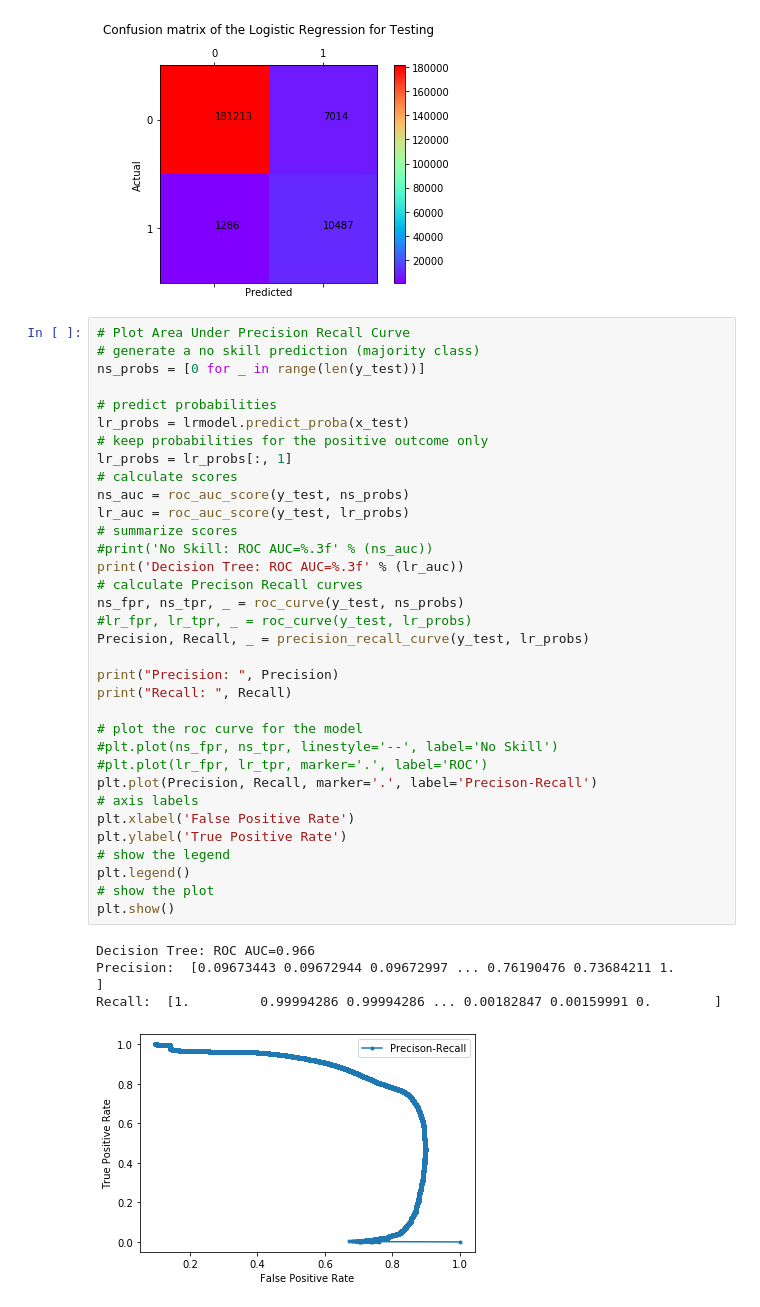
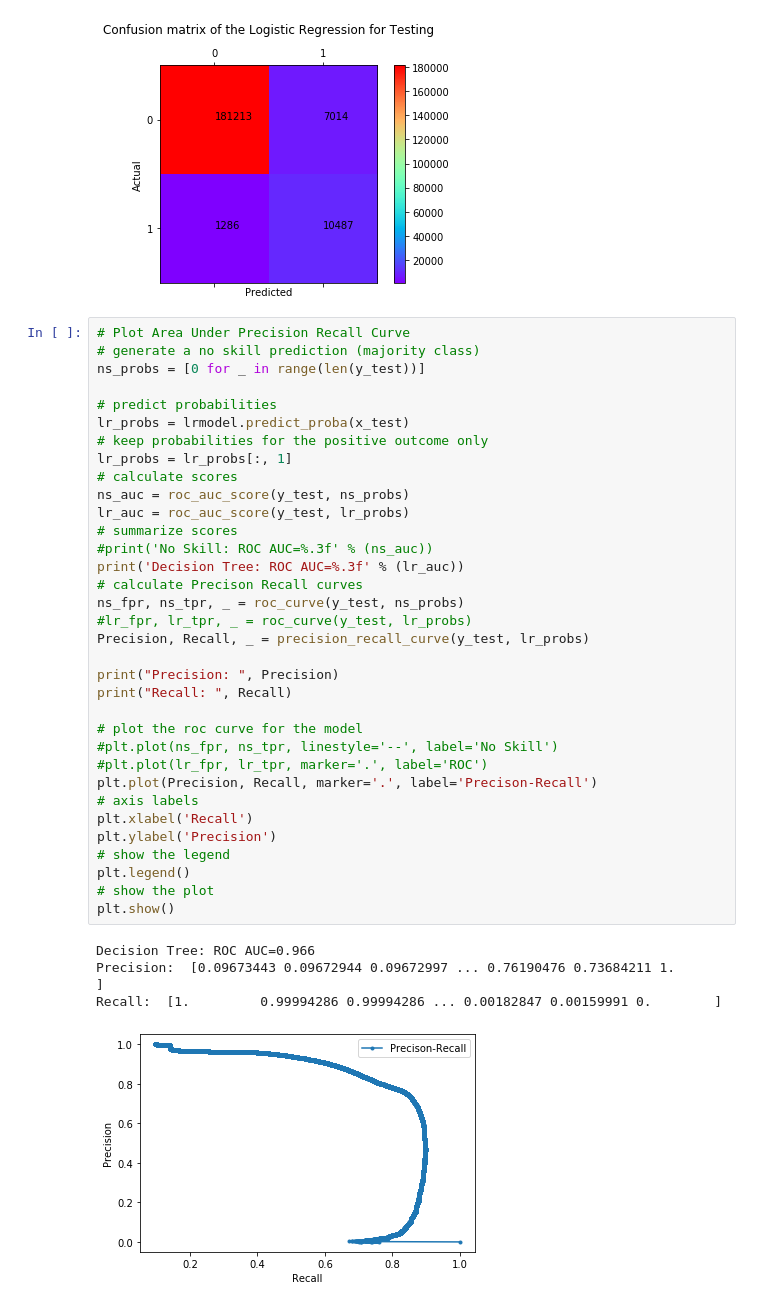
Before and after one commit to Harish521/BITS_DataMining_assignment, a Jupyter notebook: Fraud_Detection.ipynb, the cells around one changed output. Drawn from its saved outputs; the diff is of its cells as text.

```diff
--- a/Fraud_Detection.ipynb
+++ b/Fraud_Detection.ipynb
@@ -426,33 +446,33 @@ ns_probs = [0 for _ in range(len(y_test))]
 lr_probs = lrmodel.predict_proba(x_test)
 # keep probabilities for the positive outcome only
 lr_probs = lr_probs[:, 1]
 # calculate scores
 ns_auc = roc_auc_score(y_test, ns_probs)
 lr_auc = roc_auc_score(y_test, lr_probs)
 # summarize scores
 #print('No Skill: ROC AUC=%.3f' % (ns_auc))
 print('Decision Tree: ROC AUC=%.3f' % (lr_auc))
 # calculate Precison Recall curves
 ns_fpr, ns_tpr, _ = roc_curve(y_test, ns_probs)
 #lr_fpr, lr_tpr, _ = roc_curve(y_test, lr_probs)
 Precision, Recall, _ = precision_recall_curve(y_test, lr_probs)
 
 print("Precision: ", Precision)
 print("Recall: ", Recall)
 
 # plot the roc curve for the model
 #plt.plot(ns_fpr, ns_tpr, linestyle='--', label='No Skill')
 #plt.plot(lr_fpr, lr_tpr, marker='.', label='ROC')
 plt.plot(Precision, Recall, marker='.', label='Precison-Recall')
 # axis labels
-plt.xlabel('False Positive Rate')
-plt.ylabel('True Positive Rate')
+plt.xlabel('Recall')
+plt.ylabel('Precision')
 # show the legend
 plt.legend()
 # show the plot
 plt.show()
 # %% [output]
 Decision Tree: ROC AUC=0.966
 Precision:  [0.09673443 0.09672944 0.09672997 ... 0.76190476 0.73684211 1.        ]
 Recall:  [1.         0.99994286 0.99994286 ... 0.00182847 0.00159991 0.        ]
-[figure, old version]
+[figure, new version]
```
Also changed, not shown: parts of 21 cells of this notebook.
